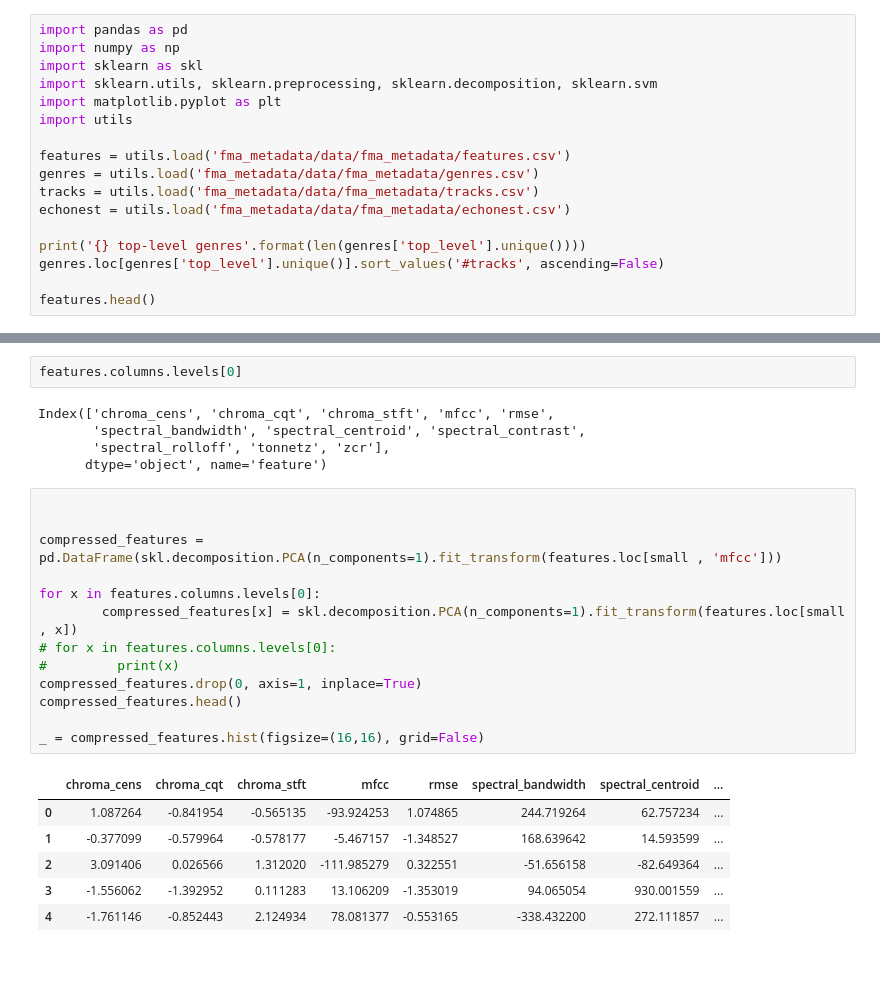
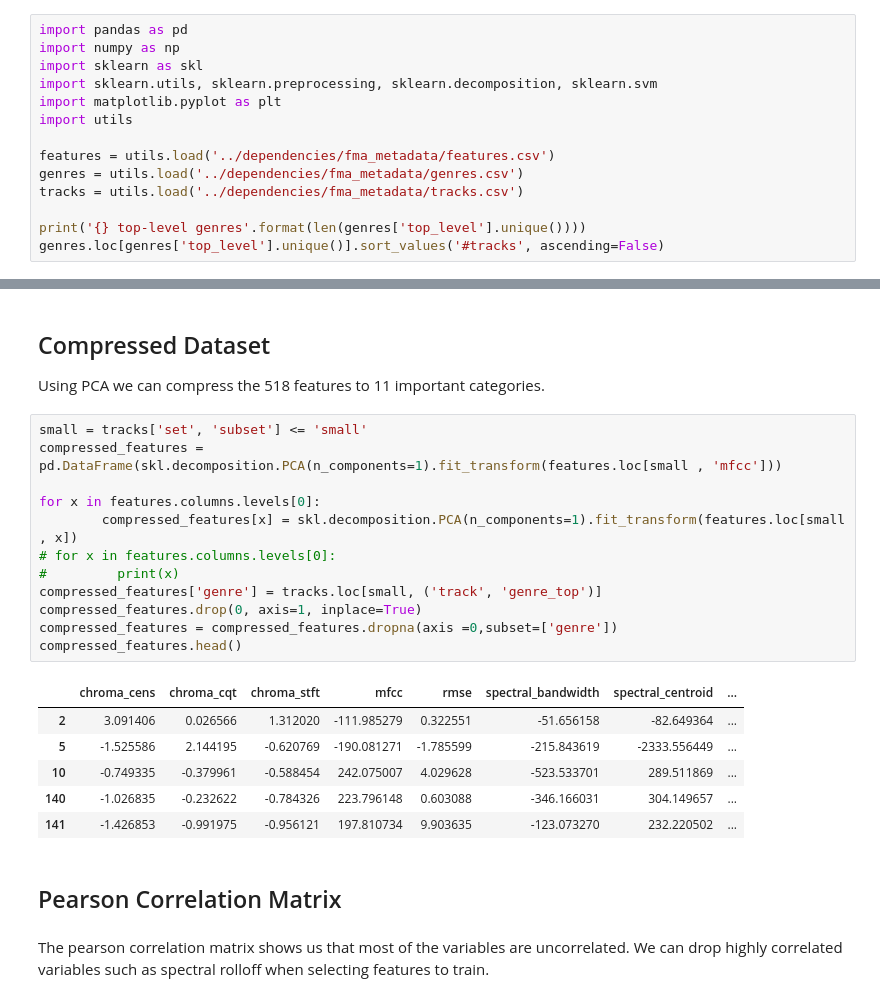
Before and after one commit to royyi/group10-music-classifier, a Jupyter notebook: eda/data_analysis.ipynb, the cells around one changed output, grey strips where cells are left out. Saved outputs shown, nothing was run; the diff lists cells and outputs as text; blank space fills up the shorter version.

```diff
--- a/eda/data_analysis.ipynb
+++ b/eda/data_analysis.ipynb
@@ -6,14 +9,11 @@ import sklearn.utils, sklearn.preprocessing, sklearn.decomposition, sklearn.svm
 import matplotlib.pyplot as plt
 import utils
 
-features = utils.load('fma_metadata/data/fma_metadata/features.csv')
-genres = utils.load('fma_metadata/data/fma_metadata/genres.csv')
-tracks = utils.load('fma_metadata/data/fma_metadata/tracks.csv')
-echonest = utils.load('fma_metadata/data/fma_metadata/echonest.csv')
+features = utils.load('../dependencies/fma_metadata/features.csv')
+genres = utils.load('../dependencies/fma_metadata/genres.csv')
+tracks = utils.load('../dependencies/fma_metadata/tracks.csv')
 
 print('{} top-level genres'.format(len(genres['top_level'].unique())))
 genres.loc[genres['top_level'].unique()].sort_values('#tracks', ascending=False)
-
-features.head()
 # %% [output]
 16 top-level genres
@@ -67,28 +38,28 @@ X.shape, y.shape
-# %%
-features.columns.levels[0]
-# %% [output]
-Index(['chroma_cens', 'chroma_cqt', 'chroma_stft', 'mfcc', 'rmse',
-       'spectral_bandwidth', 'spectral_centroid', 'spectral_contrast',
-       'spectral_rolloff', 'tonnetz', 'zcr'],
-      dtype='object', name='feature')
+# %% [markdown]
+## Compressed Dataset
+
+Using PCA we can compress the 518 features to 11 important categories.
 # %%
-
-
+small = tracks['set', 'subset'] <= 'small'
 compressed_features = pd.DataFrame(skl.decomposition.PCA(n_components=1).fit_transform(features.loc[small , 'mfcc']))
 
 for x in features.columns.levels[0]:
         compressed_features[x] = skl.decomposition.PCA(n_components=1).fit_transform(features.loc[small , x])
 # for x in features.columns.levels[0]:
 #         print(x)
+compressed_features['genre'] = tracks.loc[small, ('track', 'genre_top')]
 compressed_features.drop(0, axis=1, inplace=True)
+compressed_features = compressed_features.dropna(axis =0,subset=['genre'])
 compressed_features.head()
-
-_ = compressed_features.hist(figsize=(16,16), grid=False)
 # %% [output]
 |  | chroma_cens | chroma_cqt | chroma_stft | mfcc | rmse | spectral_bandwidth | spectral_centroid | ... |
-| 0 | 1.087264 | -0.841954 | -0.565135 | -93.924253 | 1.074865 | 244.719264 | 62.757234 | ... |
-| 1 | -0.377099 | -0.579964 | -0.578177 | -5.467157 | -1.348527 | 168.639642 | 14.593599 | ... |
 | 2 | 3.091406 | 0.026566 | 1.312020 | -111.985279 | 0.322551 | -51.656158 | -82.649364 | ... |
-| 3 | -1.556062 | -1.392952 | 0.111283 | 13.106209 | -1.353019 | 94.065054 | 930.001559 | ... |
-| 4 | -1.761146 | -0.852443 | 2.124934 | 78.081377 | -0.553165 | -338.432200 | 272.111857 | ... |
+| 5 | -1.525586 | 2.144195 | -0.620769 | -190.081271 | -1.785599 | -215.843619 | -2333.556449 | ... |
+| 10 | -0.749335 | -0.379961 | -0.588454 | 242.075007 | 4.029628 | -523.533701 | 289.511869 | ... |
+| 140 | -1.026835 | -0.232622 | -0.784326 | 223.796148 | 0.603088 | -346.166031 | 304.149657 | ... |
+| 141 | -1.426853 | -0.991975 | -0.956121 | 197.810734 | 9.903635 | -123.073270 | 232.220502 | ... |
+# %% [markdown]
+## Pearson Correlation Matrix
+# %% [markdown]
+The pearson correlation matrix shows us that most of the variables are uncorrelated. We can drop highly correlated variables such as spectral rolloff when selecting features to train.
 # %%
```
Also changed, not shown: parts of 15 cells of this notebook, 1 other file.
